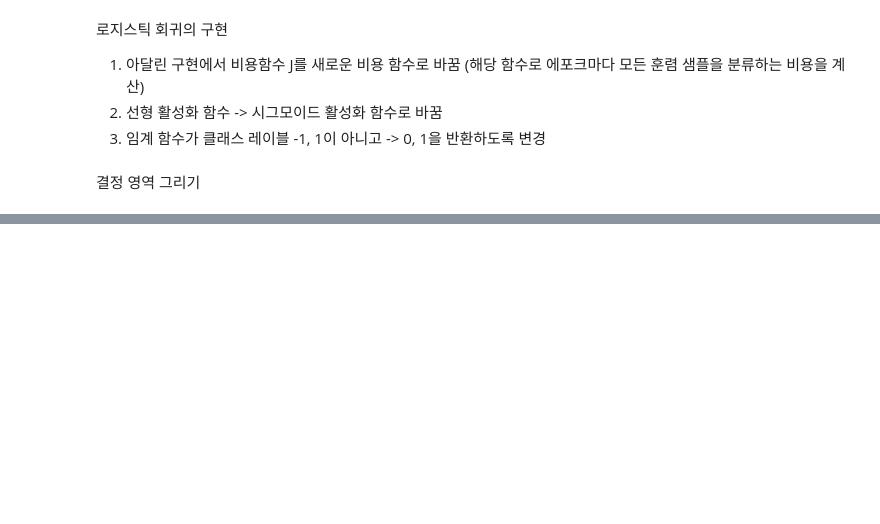
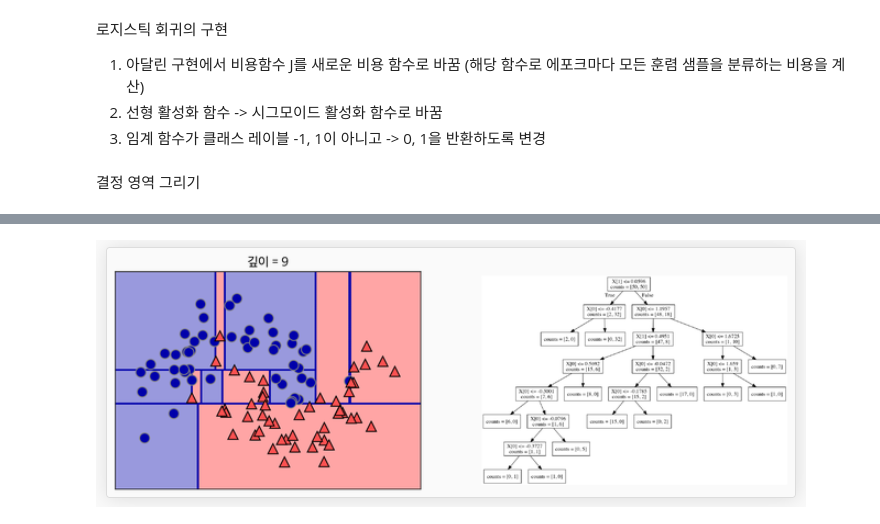
Before and after one commit to moonloves/MachineLearning, a Jupyter notebook: Ch3.ipynb, the cells around one changed output, grey strips where cells are left out. Drawn from its saved outputs; the diff is of its cells as text; code cells hidden in the pictures; blank space fills up the shorter version.

```diff
--- a/Ch3.ipynb
+++ b/Ch3.ipynb
@@ -263,0 +291,4 @@ class LogisticRegressionGD(object):
+# %%
+Image("decisiontree3.png")
+# %% [output]
+[figure, added]
```
Also changed, not shown: parts of 42 cells of this notebook.
